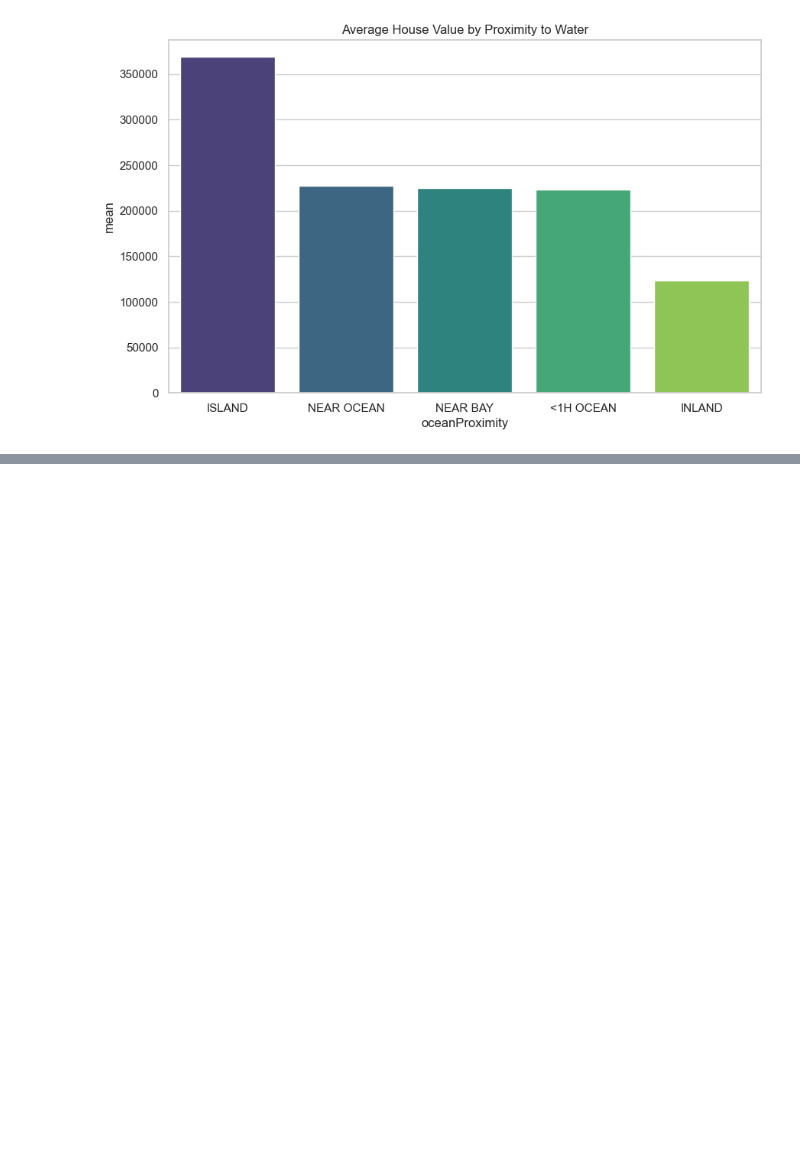
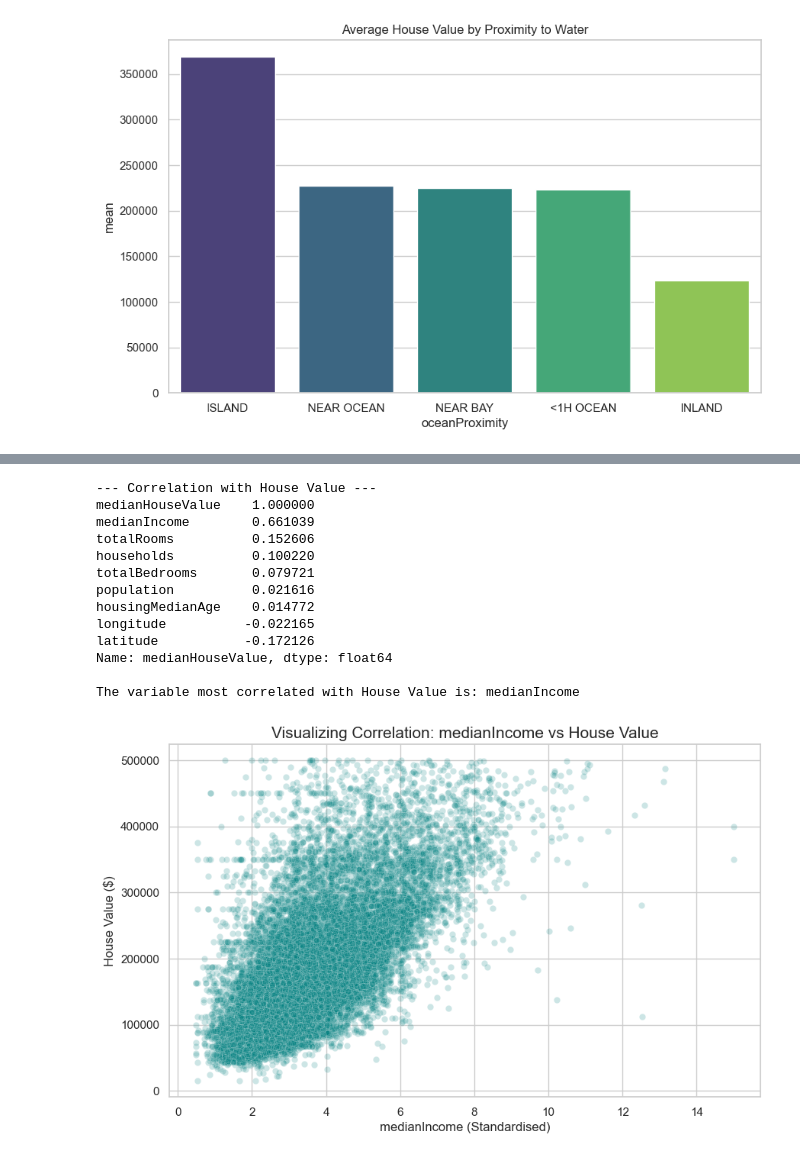
Before and after one commit to Kennyg-w/housing-stats-analysis, a Jupyter notebook: notebooks/analysis.ipynb, the cells around one changed output, grey strips where cells are left out. Drawn from its saved outputs; the diff is of its cells as text; code cells hidden in the pictures; blank space fills up the shorter version.

```diff
--- a/notebooks/analysis.ipynb
+++ b/notebooks/analysis.ipynb
@@ -172,0 +212,37 @@ plt.show()
+# %%
+# Problem 2g: Calculate correlations for all numeric variables
+# We ignore 'totalBedrooms' as per the instructions
+import numpy as np
+numeric_cols = df_filtered.select_dtypes(include=[np.number]).columns
+correlations = df_filtered[numeric_cols].corr()['medianHouseValue'].sort_values(ascending=False)
+
+print("--- Correlation with House Value ---")
+print(correlations)
+
+# Identify the winner
+strongest_var = correlations.index[1] # index 0 is house value itself (1.0)
+print(f"\nThe variable most correlated with House Value is: {strongest_var}")
+
+# Replicating PDF Page 11: Scatter Plot
+plt.figure(figsize=(10, 6))
+sns.scatterplot(data=df_filtered, x=strongest_var, y='medianHouseValue', alpha=0.2, color='teal')
+
+plt.title(f'Visualizing Correlation: {strongest_var} vs House Value', fontsize=15)
+plt.xlabel(f'{strongest_var} (Standardised)', fontsize=12)
+plt.ylabel('House Value ($)', fontsize=12)
+plt.show()
+# %% [output]
+--- Correlation with House Value ---
+medianHouseValue    1.000000
+medianIncome        0.661039
+totalRooms          0.152606
+households          0.100220
+totalBedrooms       0.079721
+population          0.021616
+housingMedianAge    0.014772
+longitude          -0.022165
+latitude           -0.172126
+Name: medianHouseValue, dtype: float64
+
+The variable most correlated with House Value is: medianIncome
+[figure, added]
```
Also changed, not shown: parts of 16 cells of this notebook.
